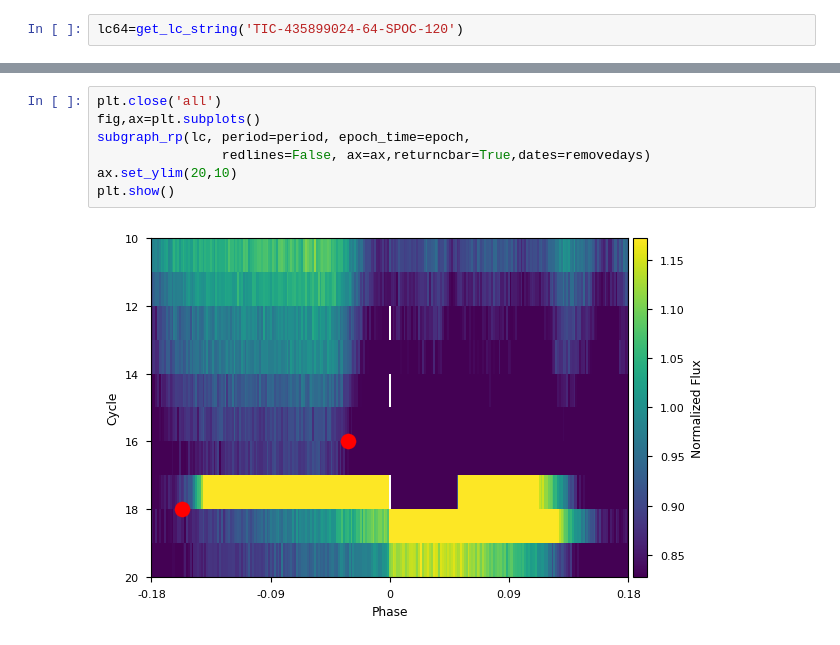
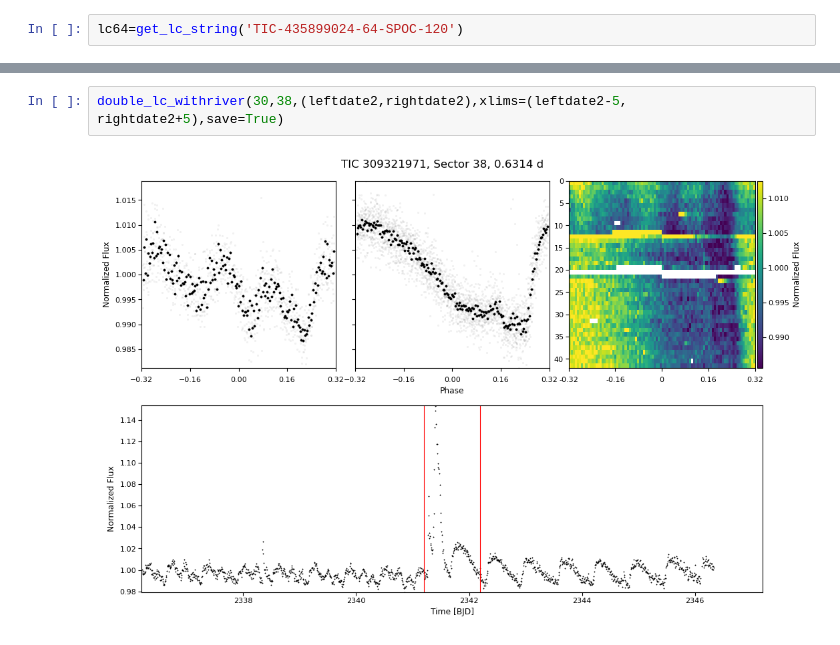
Before and after one commit to sarahedraves/complexrotators, a Jupyter notebook: splitsectors.ipynb, the cells around one changed output, grey strips where cells are left out. Drawn from its saved outputs; the diff is of its cells as text.

```diff
--- a/splitsectors.ipynb
+++ b/splitsectors.ipynb
@@ -287,9 +168,4 @@ TessLightCurve length=18854 LABEL="TIC 435899024" SECTOR=64 AUTHOR=SPOC FLUX_ORI
-# %%
-plt.close('all')
-fig,ax=plt.subplots()
-subgraph_rp(lc, period=period, epoch_time=epoch,
-                redlines=False, ax=ax,returncbar=True,dates=removedays)
-ax.set_ylim(20,10)
-plt.show()
-# %% [output]
-[figure, removed]
+# %%
+double_lc_withriver(30,38,(leftdate2,rightdate2),xlims=(leftdate2-5, rightdate2+5),save=True)
+# %% [output]
+[figure, added]
```
Also changed, not shown: parts of 33 cells of this notebook, 3 other files.
